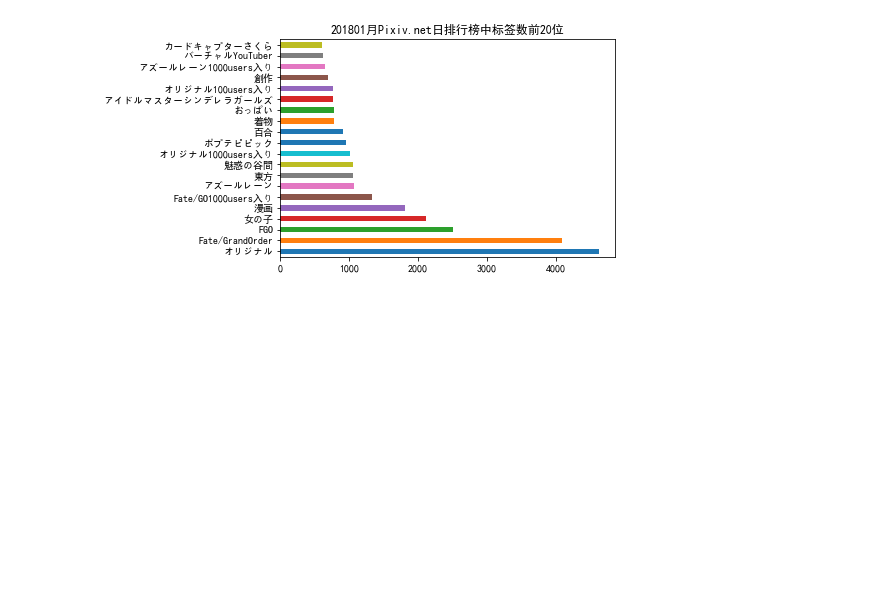
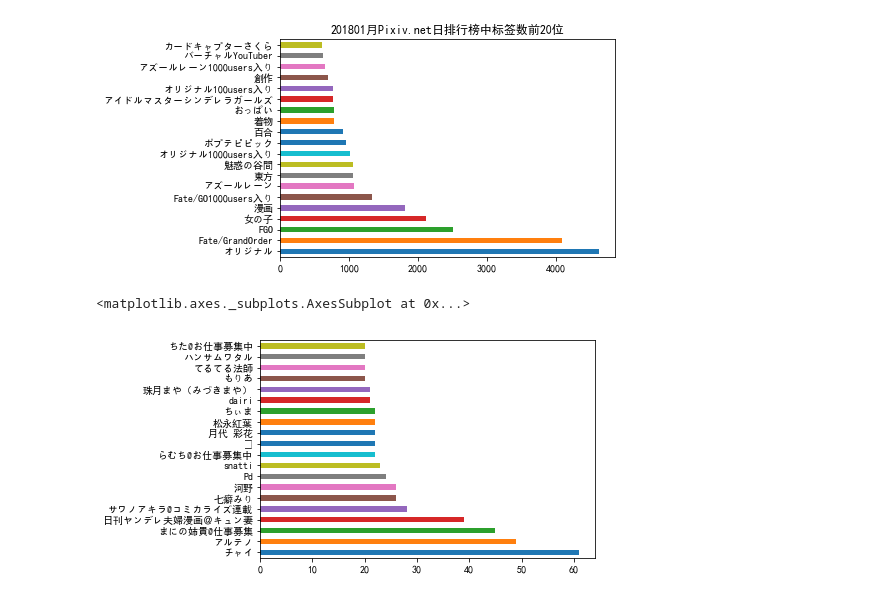
Before and after one commit to RankoHata/data_analysis, a Jupyter notebook: pixiv_daily_rank.ipynb, the cells around one changed output. Saved outputs shown, nothing was run; the diff lists cells and outputs as text; code cells hidden in the pictures; blank space fills up the shorter version.

```diff
--- a/pixiv_daily_rank.ipynb
+++ b/pixiv_daily_rank.ipynb
@@ -11,8 +11,8 @@ data_dir = 'C:/Users/san33/Work/Data/SanMu_1536367199_PixivSpider_daily_date/Pix
 month = '201801'
 
 # 获取需要解析的json数据文件名
-def get_dir_list(data_dir=data_dir, month=month):
-    temp = 'daily_rank_' + month
+def get_dir_list(data_dir=data_dir, date_str=month):
+    temp = 'daily_rank_' + date_str
     return [filename for filename in os.listdir(data_dir) if filename.startswith(temp) and filename.endswith('.json')]
 
 
@@ -59,3 +59,8 @@ merge_data['tags'].value_counts()[:20].plot(kind='barh', title='{}月Pixiv.net
 # %% [output]
 <matplotlib.axes._subplots.AxesSubplot at 0x...>
 [figure]
+# %%
+pixiv_base_data['user_name'].value_counts()[:20].plot(kind='barh')
+# %% [output]
+<matplotlib.axes._subplots.AxesSubplot at 0x...>
+[figure, added]
```
Also changed, not shown: parts of 1 cell of this notebook, 5 other files.
